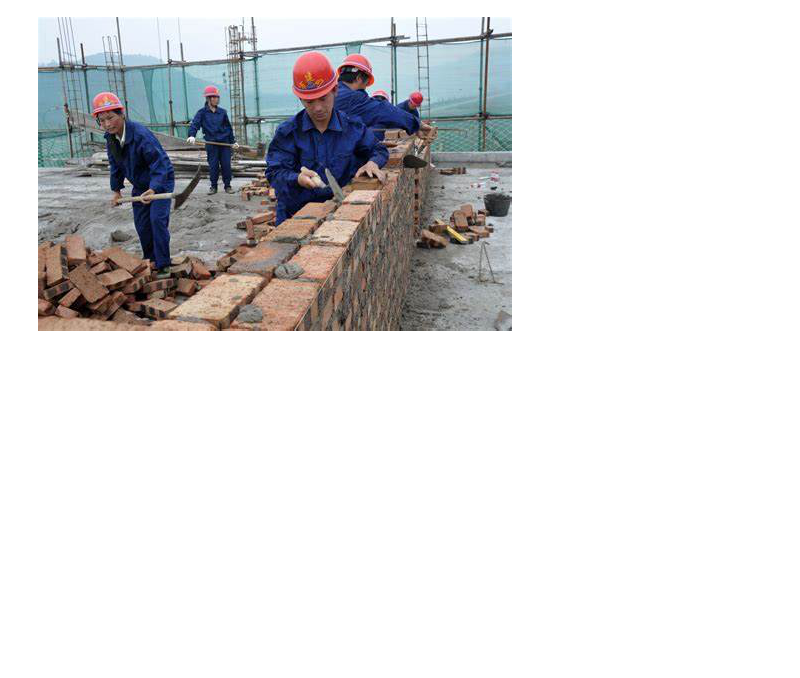
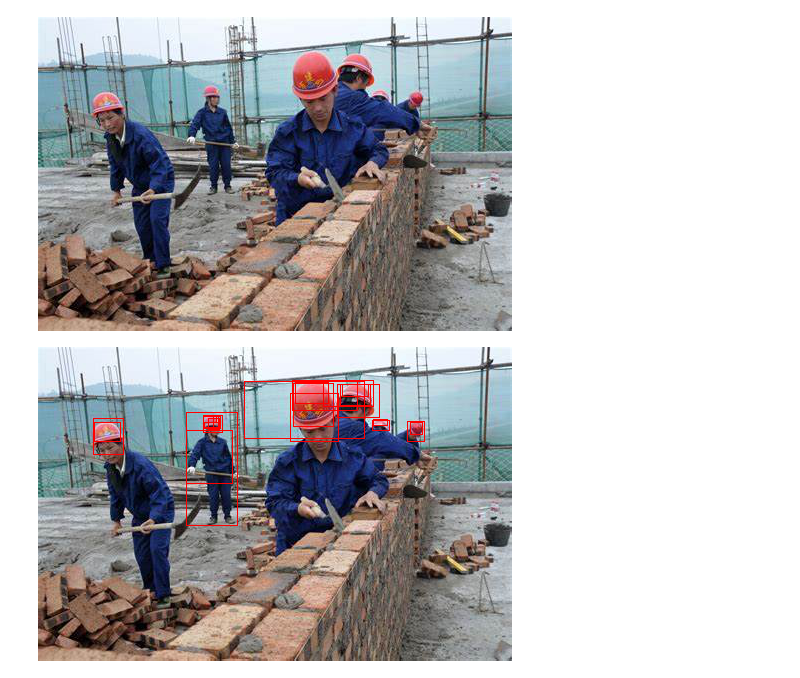
Before and after one commit to sillyemperor/mypynotebook, a Jupyter notebook: rcnn-object-detective.ipynb, the cells around one changed output. Drawn from its saved outputs; the diff is of its cells as text; code cells hidden in the pictures; blank space fills up the shorter version.

```diff
--- a/rcnn-object-detective.ipynb
+++ b/rcnn-object-detective.ipynb
@@ -278,4 +274,16 @@ prediction = model([inputs])
 img
 # %% [output]
 [figure]
+# %%
+from PIL import Image, ImageDraw
+
+draw = ImageDraw.Draw(img)
+
+for r in prediction[0]['boxes']:
+#     print(r.detach().numpy())
+    draw.rectangle(r.detach().numpy(), outline='red')
+
+img
+# %% [output]
+[figure, added]
 # %%
```
Also changed, not shown: parts of 5 cells of this notebook, 2 other files.
